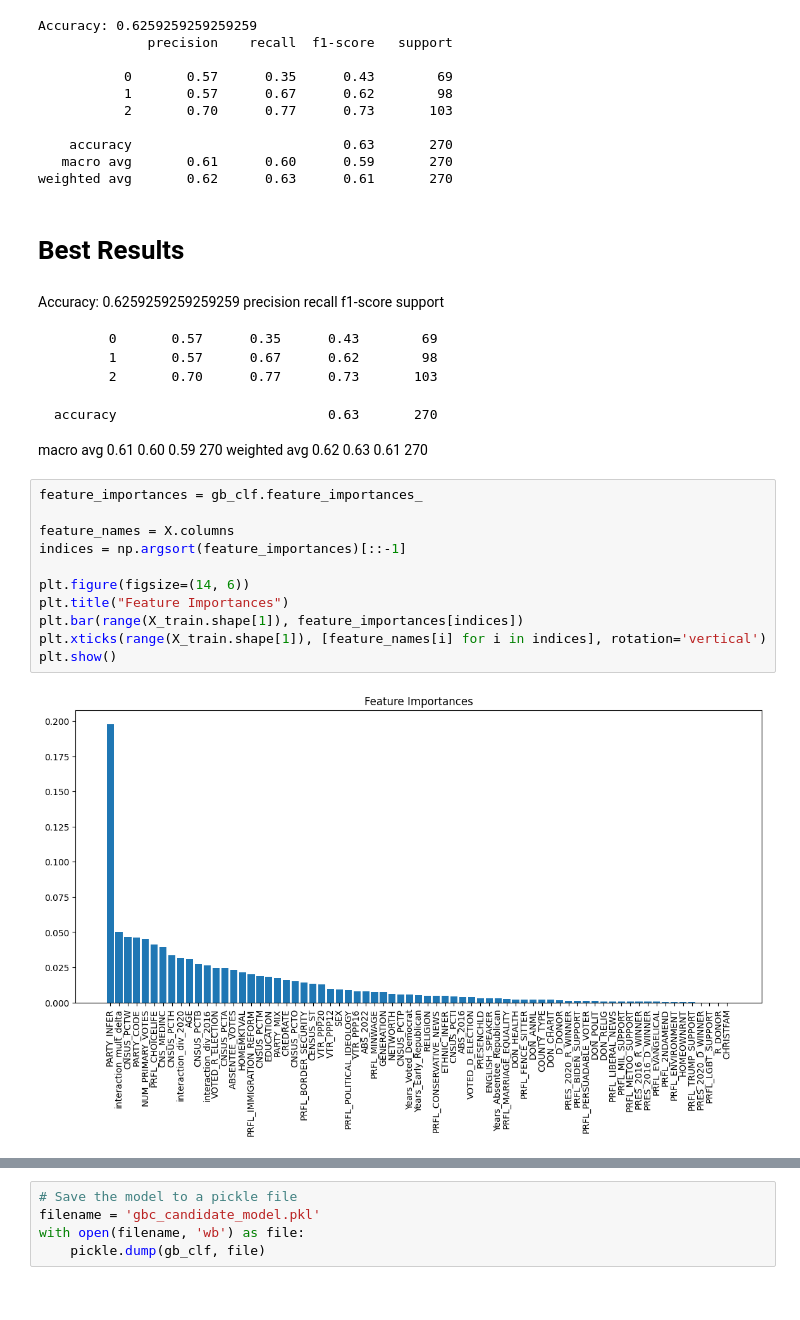
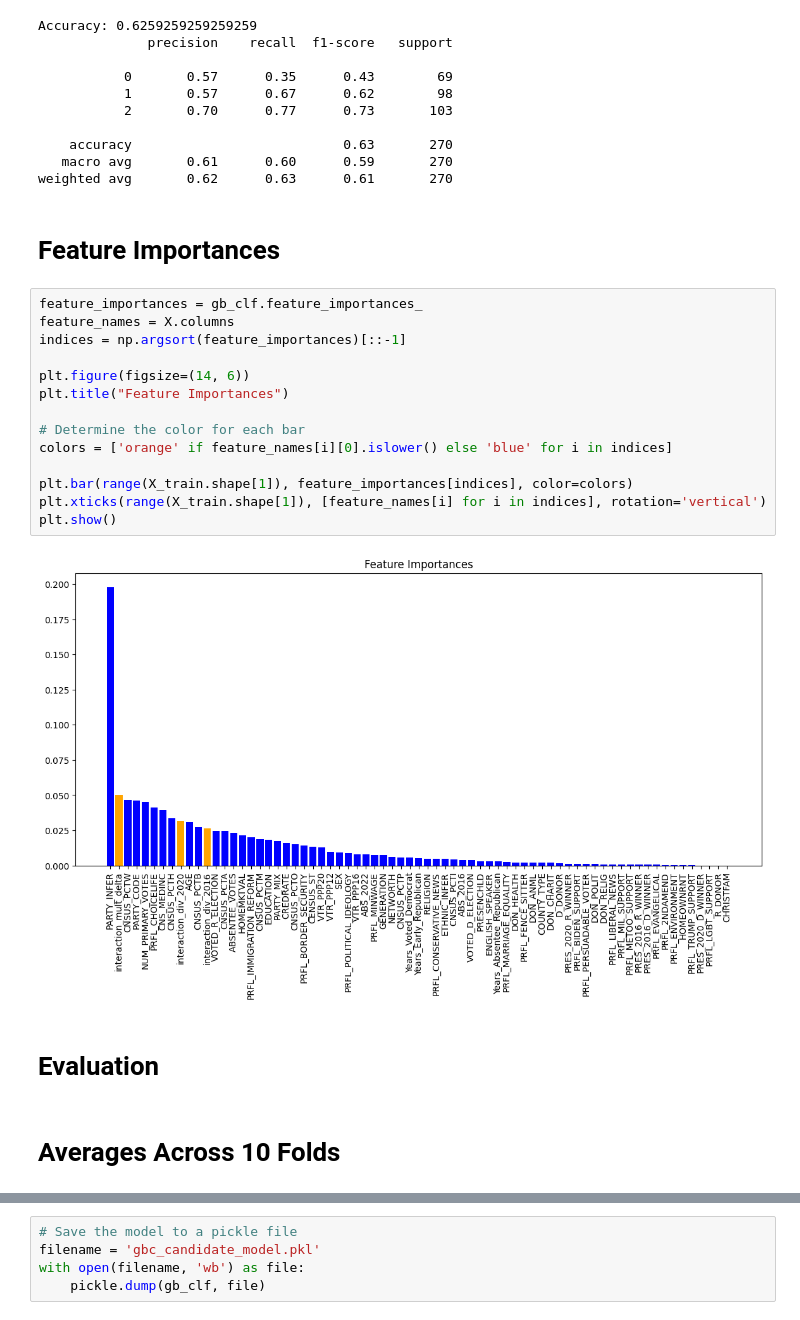
Before and after one commit to parkermoe/milestone2_MADS, a Jupyter notebook: Model_Candidate_Rev2_Amanda.ipynb, the cells around one changed output, grey strips where cells are left out. Saved outputs shown, nothing was run; the diff lists cells and outputs as text.

```diff
--- a/Model_Candidate_Rev2_Amanda.ipynb
+++ b/Model_Candidate_Rev2_Amanda.ipynb
@@ -455,28 +505,24 @@ Accuracy: 0.6259259259259259
    macro avg       0.61      0.60      0.59       270
 weighted avg       0.62      0.63      0.61       270
 # %% [markdown]
-# Best Results
+# Feature Importances
-# %% [markdown]
-Accuracy: 0.6259259259259259
-              precision    recall  f1-score   support
-
-           0       0.57      0.35      0.43        69
-           1       0.57      0.67      0.62        98
-           2       0.70      0.77      0.73       103
-
-    accuracy                           0.63       270
-   macro avg       0.61      0.60      0.59       270
-weighted avg       0.62      0.63      0.61       270
 # %%
 feature_importances = gb_clf.feature_importances_
-
 feature_names = X.columns
 indices = np.argsort(feature_importances)[::-1]
 
 plt.figure(figsize=(14, 6))
 plt.title("Feature Importances")
-plt.bar(range(X_train.shape[1]), feature_importances[indices])
+
+# Determine the color for each bar
+colors = ['orange' if feature_names[i][0].islower() else 'blue' for i in indices]
+
+plt.bar(range(X_train.shape[1]), feature_importances[indices], color=colors)
 plt.xticks(range(X_train.shape[1]), [feature_names[i] for i in indices], rotation='vertical')
 plt.show()
 # %% [output]
-[figure, old version]
+[figure, new version]
+# %% [markdown]
+# Evaluation
+# %% [markdown]
+# Averages Across 10 Folds
```
Also changed, not shown: parts of 10 cells of this notebook, 1 other file.
